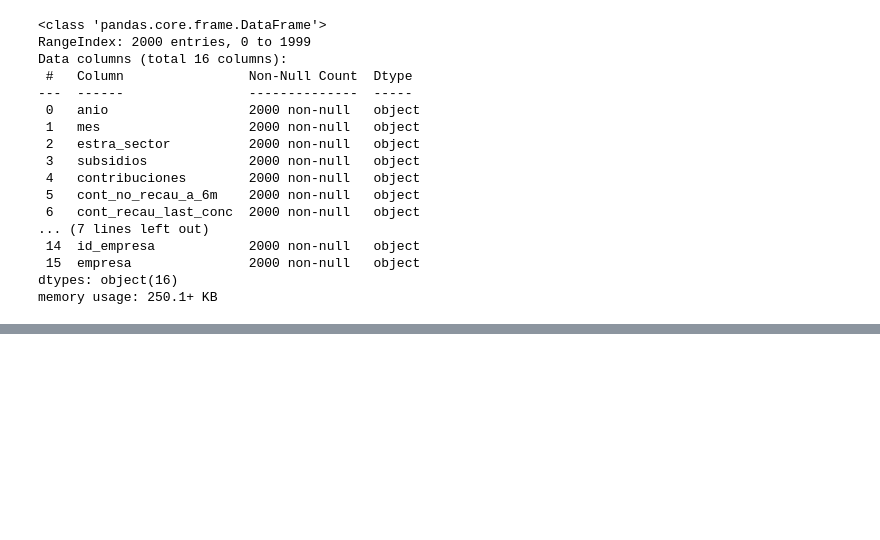
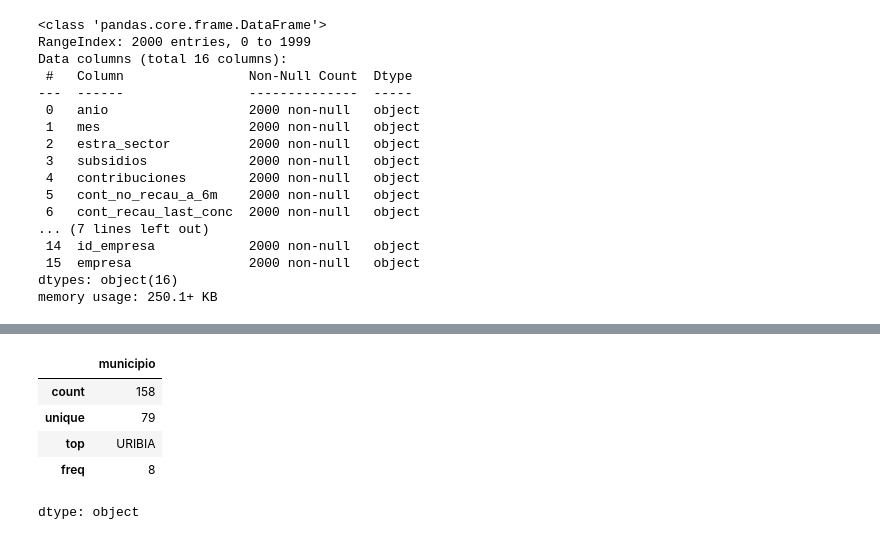
Before and after one commit to gluoneros/talentoTech, a Jupyter notebook: ProyectoFinal.ipynb, the cells around one changed output, grey strips where cells are left out. Saved outputs shown, nothing was run; the diff lists cells and outputs as text; code cells hidden in the pictures; blank space fills up the shorter version.

```diff
--- a/ProyectoFinal.ipynb
+++ b/ProyectoFinal.ipynb
@@ -146,0 +196,9 @@ memory usage: 250.1+ KB
+# %%
+datos3['municipio'].describe()
+# %% [output]
+|  | municipio |
+| count | 158 |
+| unique | 79 |
+| top | URIBIA |
+| freq | 8 |
+dtype: object
```
Also changed, not shown: parts of 11 cells of this notebook.
